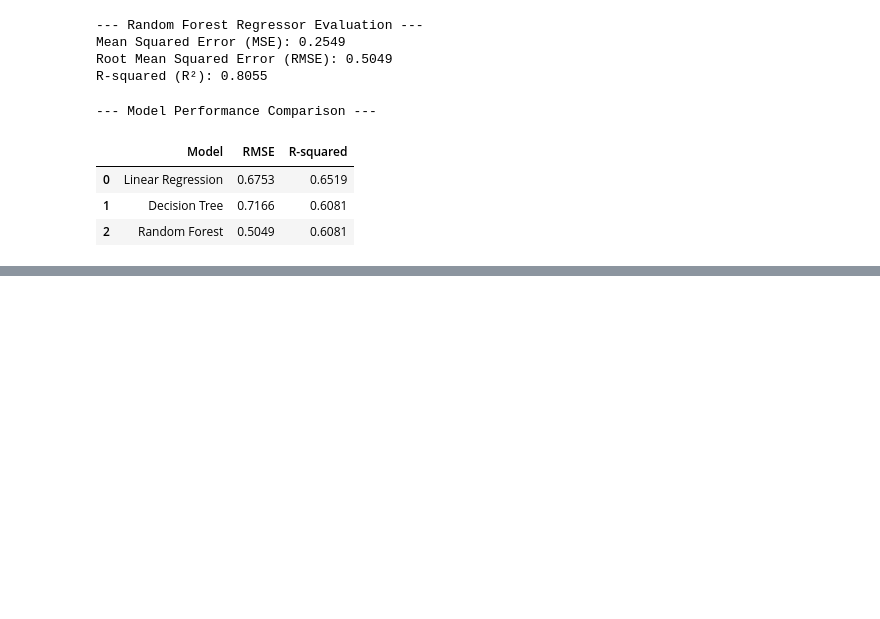
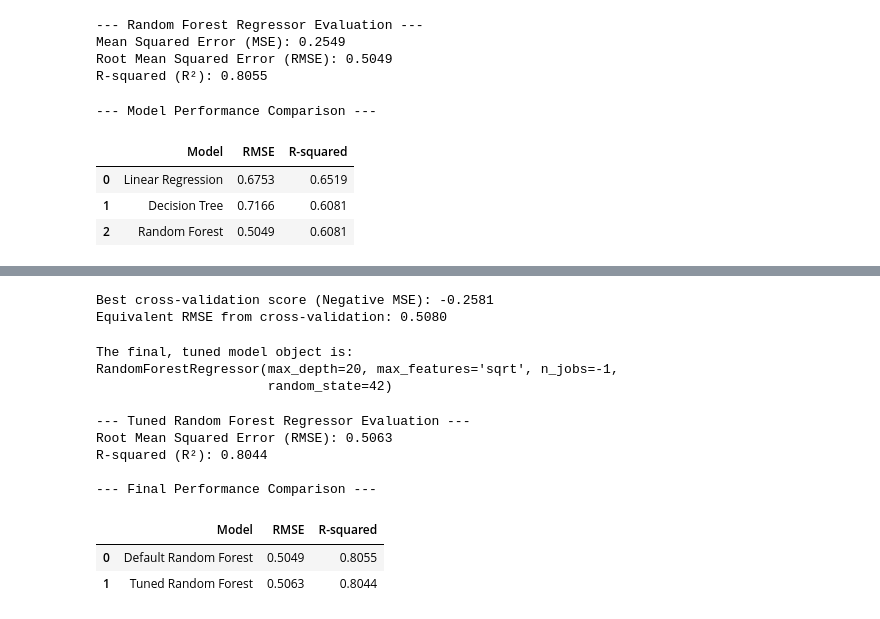
Before and after one commit to Rupesh-AI404/real-estate-price-prediction, a Jupyter notebook: real-estate-analysis.ipynb, the cells around one changed output, grey strips where cells are left out. Saved outputs shown, nothing was run; the diff lists cells and outputs as text; code cells hidden in the pictures; blank space fills up the shorter version.

Commit message:
Hyperparameter Tuning with GridSearchCV is done

```diff
--- a/real-estate-analysis.ipynb
+++ b/real-estate-analysis.ipynb
@@ -985,0 +1114,73 @@ display(results_df)
+# %%
+# Access the .best_score_ attribute to see the mean cross-validated score of the best_estimator.
+best_score = grid_search.best_score_
+
+# Remember, this score is the 'neg_mean_squared_error'.
+print(f"\nBest cross-validation score (Negative MSE): {best_score:.4f}")
+
+# To make it more interpretable, let's convert it to an RMSE score.
+# We take the absolute value (to remove the negative) and then the square root.
+best_rmse = np.sqrt(-best_score)
+print(f"Equivalent RMSE from cross-validation: {best_rmse:.4f}")
+# %% [output]
+Best cross-validation score (Negative MSE): -0.2581
+Equivalent RMSE from cross-validation: 0.5080
+# %%
+# Access the .best_estimator_ attribute from the fitted grid_search object.
+# This attribute holds the final model that was automatically re-trained by GridSearchCV
+# on the entire training set using the best parameters it found.
+final_model = grid_search.best_estimator_
+
+# Let's print the final model. You will see that its parameters match the .best_params_
+# that you found in the previous step. This confirms we have the correct, tuned model.
+print("The final, tuned model object is:")
+print(final_model)
+# %% [output]
+The final, tuned model object is:
+RandomForestRegressor(max_depth=20, max_features='sqrt', n_jobs=-1,
+                      random_state=42)
+# %%
+# The final_model, metric functions, and numpy are all available from previous steps.
+
+# --- Step 1: Make predictions on the test set using the tuned model ---
+# We use the .predict() method of our new champion model, 'final_model', on the unseen test features.
+tuned_predictions = final_model.predict(X_test_scaled)
+
+# --- Step 2: Calculate the evaluation metrics for the tuned model ---
+# Calculate the Root Mean Squared Error (RMSE).
+tuned_rmse = np.sqrt(mean_squared_error(y_test, tuned_predictions))
+
+# Calculate the R-squared (R²) score.
+tuned_r2 = r2_score(y_test, tuned_predictions)
+
+# --- Step 3: Print the performance of the new, tuned model ---
+print("--- Tuned Random Forest Regressor Evaluation ---")
+print(f"Root Mean Squared Error (RMSE): {tuned_rmse:.4f}")
+print(f"R-squared (R²): {tuned_r2:.4f}\n")
+
+# --- Step 4: Compare the results with the default model ---
+# To make the comparison crystal clear, let's create a final comparison DataFrame.
+# We'll use the 'forest_rmse' and 'forest_r2' variables we calculated in the previous step.
+comparison_data = {
+    'Model': ['Default Random Forest', 'Tuned Random Forest'],
+    'RMSE': [forest_rmse, tuned_rmse],
+    'R-squared': [forest_r2, tuned_r2]
+}
+
+final_comparison_df = pd.DataFrame(comparison_data)
+
+# Round the values for better readability.
+final_comparison_df['RMSE'] = final_comparison_df['RMSE'].round(4)
+final_comparison_df['R-squared'] = final_comparison_df['R-squared'].round(4)
+
+print("--- Final Performance Comparison ---")
+display(final_comparison_df)
+# %% [output]
+--- Tuned Random Forest Regressor Evaluation ---
+Root Mean Squared Error (RMSE): 0.5063
+R-squared (R²): 0.8044
+
+--- Final Performance Comparison ---
+|  | Model | RMSE | R-squared |
+| 0 | Default Random Forest | 0.5049 | 0.8055 |
+| 1 | Tuned Random Forest | 0.5063 | 0.8044 |
```
Also changed, not shown: parts of 7 cells of this notebook.
